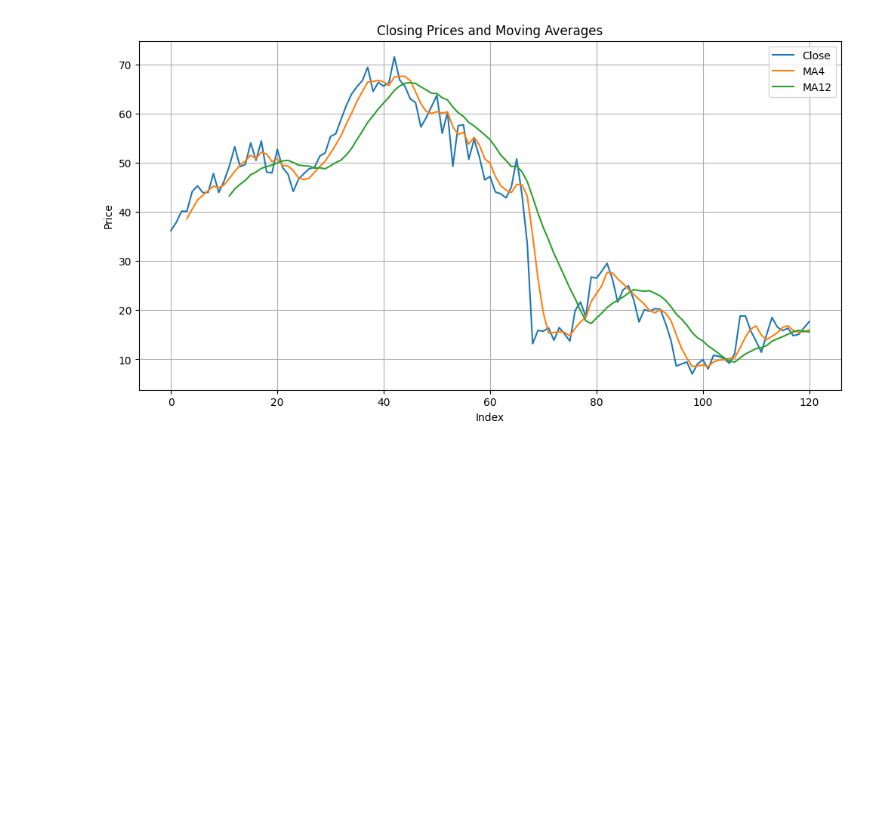
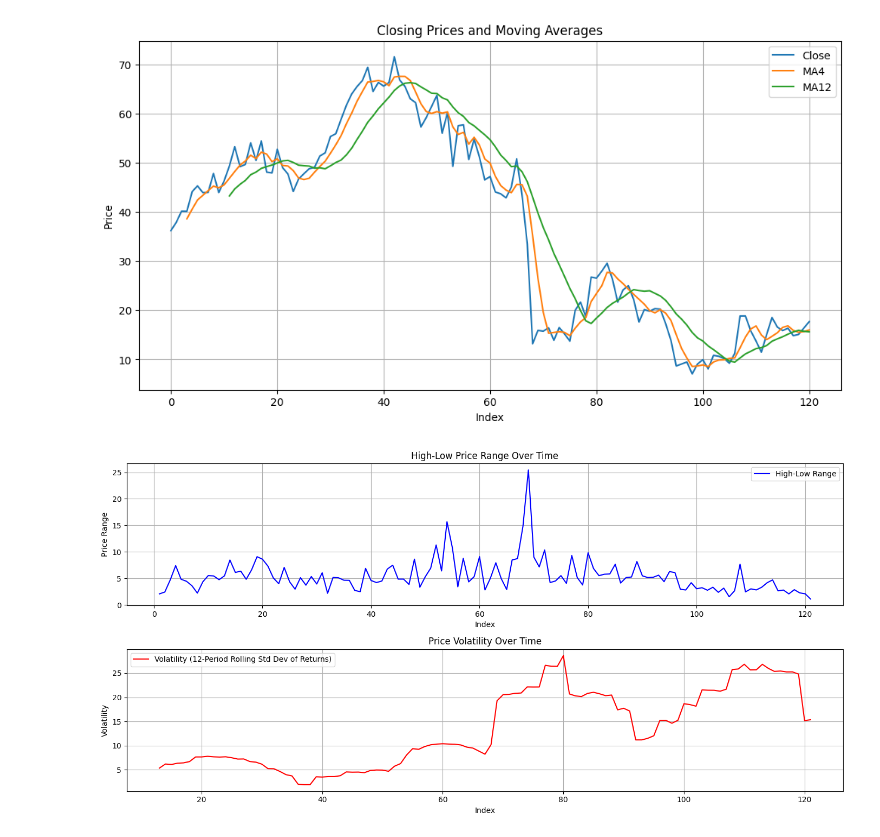
Before and after one commit to syeda7/Statistic-Forecast-code, a Jupyter notebook: Code Forecast.ipynb, the cells around one changed output. Saved outputs shown, nothing was run; the diff lists cells and outputs as text; code cells hidden in the pictures; blank space fills up the shorter version.

```diff
--- a/Code Forecast.ipynb
+++ b/Code Forecast.ipynb
@@ -53,3 +53,41 @@ Forecast price for 1/1/2025 (Linear Regression): 8.18
 Forecast price for 1/1/2025 (MA4): 15.99
 Forecast price for 1/1/2025 (MA12): 15.61
 [figure]
+# %%
+import matplotlib.pyplot as plt
+
+# Calculate High-Low Range
+data['High_Low_Range'] = data['High'] - data['Low']
+
+# Calculate daily returns for volatility
+data['Daily_Return'] = data['Close'].pct_change() * 100
+
+# Calculate rolling standard deviation of daily returns as a measure of volatility
+# Using a 12-period rolling window (e.g., 12 months for monthly data)
+data['Volatility_12_Period'] = data['Daily_Return'].rolling(window=12).std()
+
+# Plotting the High-Low Range and Volatility
+plt.figure(figsize=(14, 7))
+
+# Plot High-Low Range
+plt.subplot(2, 1, 1) # 2 rows, 1 column, first plot
+plt.plot(data['Index'], data['High_Low_Range'], label='High-Low Range', color='blue')
+plt.title('High-Low Price Range Over Time')
+plt.xlabel('Index')
+plt.ylabel('Price Range')
+plt.legend()
+plt.grid(True)
+
+# Plot Volatility (Rolling Standard Deviation of Returns)
+plt.subplot(2, 1, 2) # 2 rows, 1 column, second plot
+plt.plot(data['Index'], data['Volatility_12_Period'], label='Volatility (12-Period Rolling Std Dev of Returns)', color='red')
+plt.title('Price Volatility Over Time')
+plt.xlabel('Index')
+plt.ylabel('Volatility')
+plt.legend()
+plt.grid(True)
+
+plt.tight_layout()
+plt.show()
+# %% [output]
+[figure, added]
```
